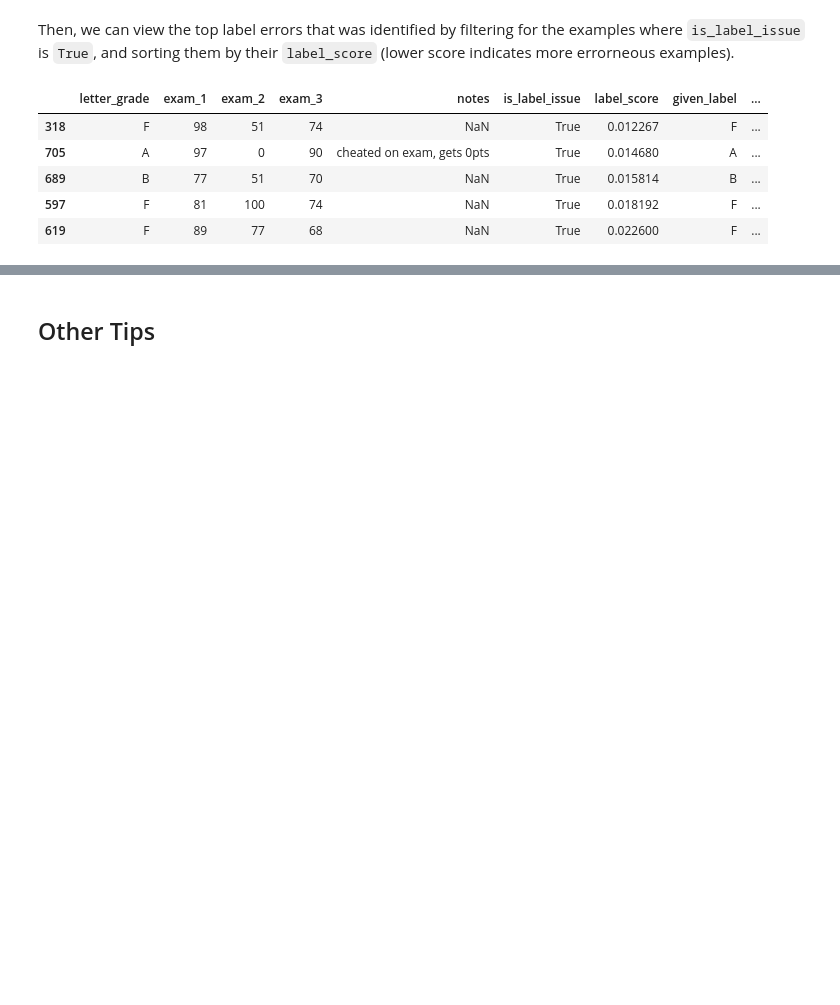
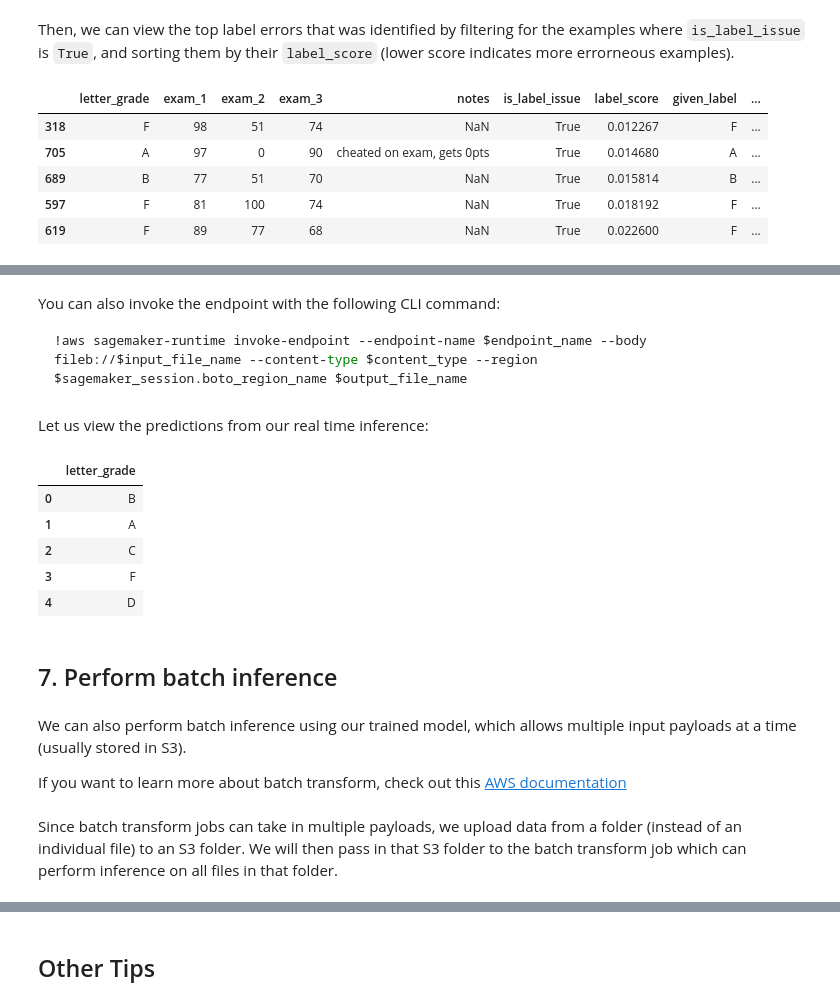
Before and after one commit to cleanlab/aws-marketplace, a Jupyter notebook: label-inspector/label_inspector.ipynb, the cells around one changed output, grey strips where cells are left out. Saved outputs shown, nothing was run; the diff lists cells and outputs as text; code cells hidden in the pictures; blank space fills up the shorter version.

Commit message:
add model deployment

````diff
--- a/label-inspector/label_inspector.ipynb
+++ b/label-inspector/label_inspector.ipynb
@@ -209,0 +272,24 @@ label_errors.head()
+# %% [markdown]
+You can also invoke the endpoint with the following CLI command:
+
+```shell
+!aws sagemaker-runtime invoke-endpoint --endpoint-name $endpoint_name --body fileb://$input_file_name --content-type $content_type --region $sagemaker_session.boto_region_name $output_file_name
+```
+# %% [markdown]
+Let us view the predictions from our real time inference:
+# %%
+real_time_preds = pd.read_csv(real_time_output_file)
+real_time_preds.head()
+# %% [output]
+|  | letter_grade |
+| 0 | B |
+| 1 | A |
+| 2 | C |
+| 3 | F |
+| 4 | D |
+# %% [markdown]
+## 7. Perform batch inference
+# %% [markdown]
+We can also perform batch inference using our trained model, which allows multiple input payloads at a time (usually stored in S3).
+
+If you want to learn more about batch transform, check out this [AWS documentation](https://docs.aws.amazon.com/sagemaker/latest/dg/batch-transform.html)
@@ -209,0 +299,2 @@ label_errors.head()
+# %% [markdown]
+Since batch transform jobs can take in multiple payloads, we upload data from a folder (instead of an individual file) to an S3 folder. We will then pass in that S3 folder to the batch transform job which can perform inference on all files in that folder.
````
Also changed, not shown: parts of 46 cells of this notebook, 7 other files.
